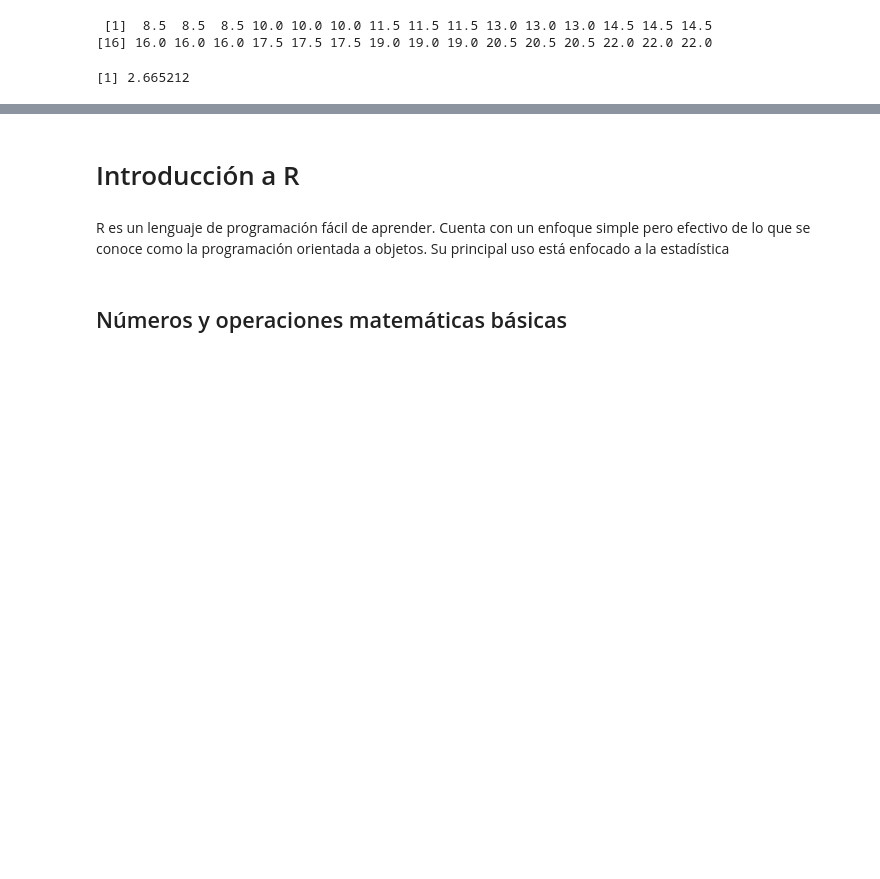
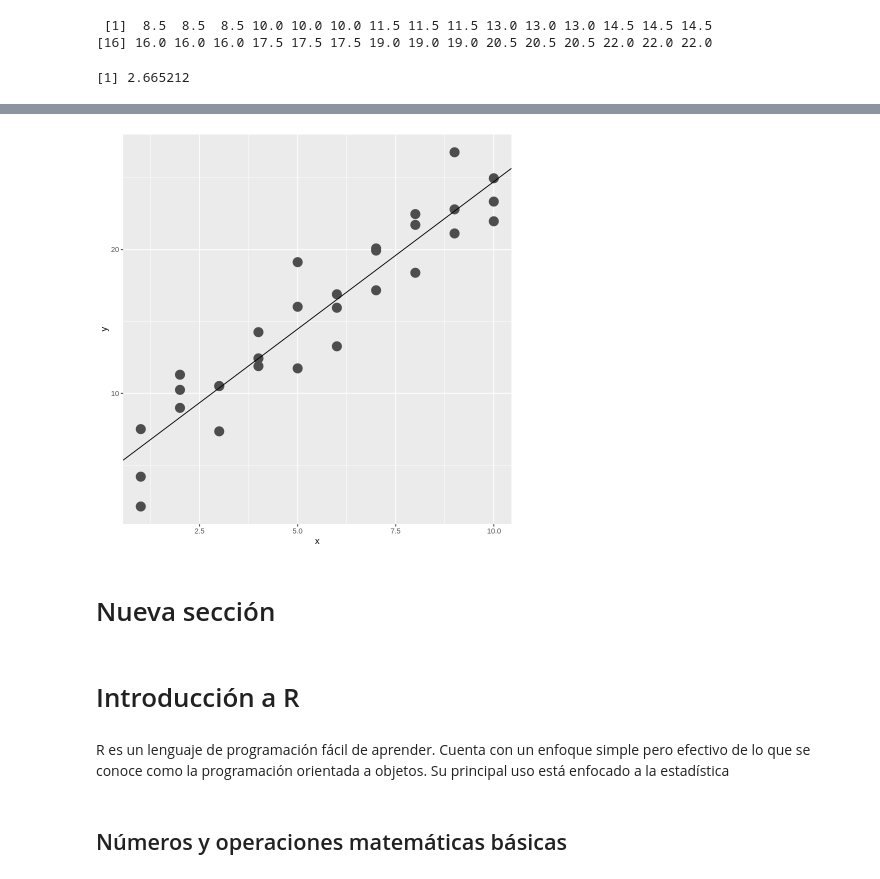
Before and after one commit to lalopezabc123/csv, a Jupyter notebook: Trabajando con R-09-02-2023.ipynb, the cells around one changed output, grey strips where cells are left out. Drawn from its saved outputs; the diff is of its cells as text; code cells hidden in the pictures; blank space fills up the shorter version.

```diff
--- a/Trabajando con R-09-02-2023.ipynb
+++ b/Trabajando con R-09-02-2023.ipynb
@@ -105,3 +92,11 @@ ggplot(models, aes(a1, a2)) +
+# %%
+ggplot(sim1, aes(x, y))+
+  geom_point(size = 5 , colour = "grey30") +
+    geom_abline(intercept = best$par[1], slope = best$par[2])
+# %% [output]
+[figure, added]
+# %% [markdown]
+# Nueva sección
 # %% [markdown]
 # Introducción a R
 # %% [markdown]
```
Also changed, not shown: parts of 10 cells of this notebook.
